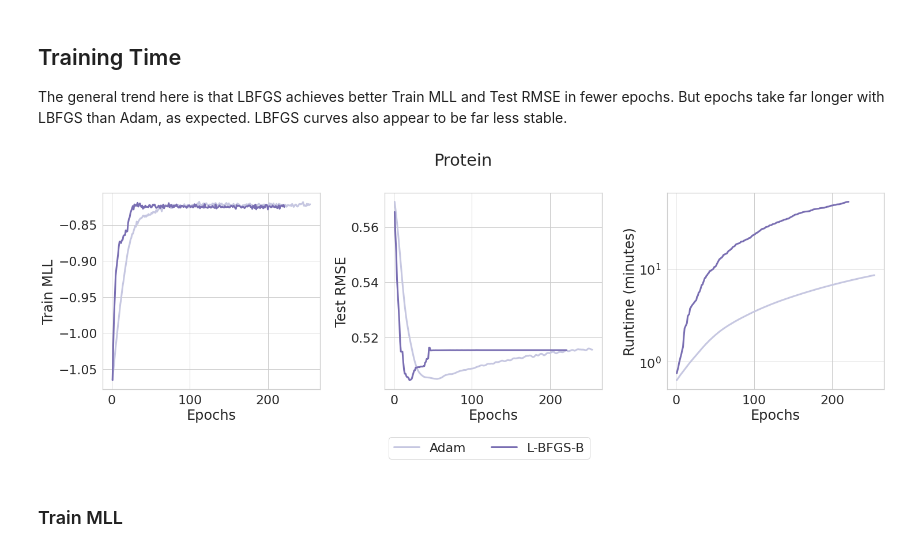
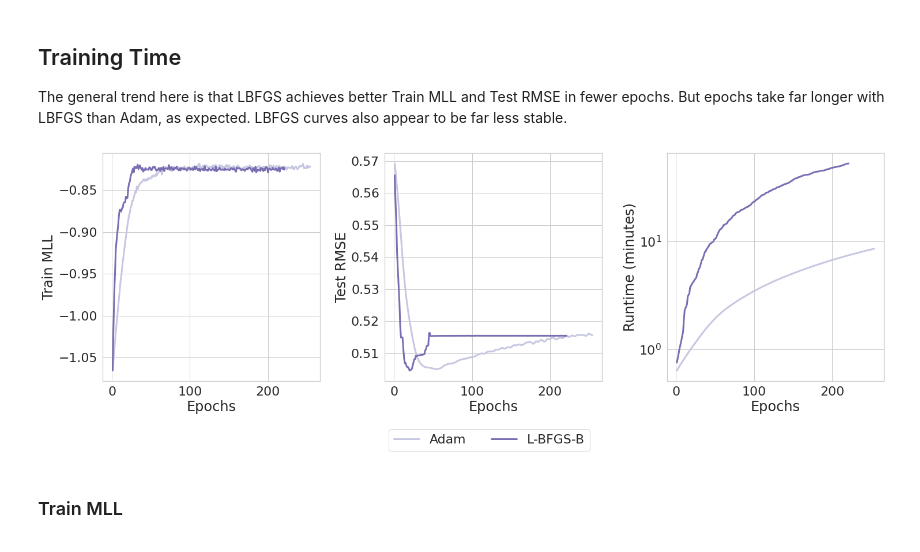
Before and after one commit to wjmaddox/benchmarking_iterative_gps, a Jupyter notebook: notebooks/viz_training.ipynb, the cells around one changed output. Drawn from its saved outputs; the diff is of its cells as text; code cells hidden in the pictures.

```diff
--- a/notebooks/viz_training.ipynb
+++ b/notebooks/viz_training.ipynb
@@ -175,36 +175,36 @@ plt_data = plt_data.sort_values(by=['Optimizer'])
 fig, axes = plt.subplots(figsize=(21,7), ncols=3, sharex=True)
 
 sns.lineplot(ax=axes[0], data=plt_data,
              x='_step', y='train/mll', hue='Optimizer', palette=sns.color_palette('Purples', 2), linewidth=3)
 axes[0].set_xlabel('Epochs')
 axes[0].set_ylabel('Train MLL')
 axes[0].legend().set_visible(False)
 
 sns.lineplot(ax=axes[1], data=plt_data,
              x='_step', y='test/rmse', hue='Optimizer', palette=sns.color_palette('Purples', 2), linewidth=3)
 axes[1].set_xlabel('Epochs')
 axes[1].set_ylabel('Test RMSE')
 axes[1].legend().set_visible(False)
 
 sns.lineplot(ax=axes[2], data=plt_data,
              x='_step', y='train/total_cu_ts', hue='Optimizer', palette=sns.color_palette('Purples', 2), linewidth=3)
 axes[2].set_xlabel('Epochs')
 axes[2].set_ylabel('Runtime (minutes)')
 axes[2].set_yscale('log')
 axes[2].legend().set_visible(False)
 
 handles, labels = axes[2].get_legend_handles_labels()
 for h in handles:
     h.set(linewidth=3)
 
 fig.legend(handles=handles, labels=labels, bbox_to_anchor=(0.145, 0., .5, 0.),
            ncol=2, borderaxespad=0., frameon=True, title='')
 
-fig.suptitle('Protein')
+# fig.suptitle('Protein')
 fig.tight_layout()
-fig.savefig(f'{dataset}_perf.pdf', bbox_inches='tight')
+# fig.savefig(f'{dataset}_perf.pdf', bbox_inches='tight')
 # %% [output]
-[figure, old version]
+[figure, new version]
 # %% [markdown]
 ### Train MLL
 # %%
```
Also changed, not shown: parts of 6 cells of this notebook, 1 other file.
